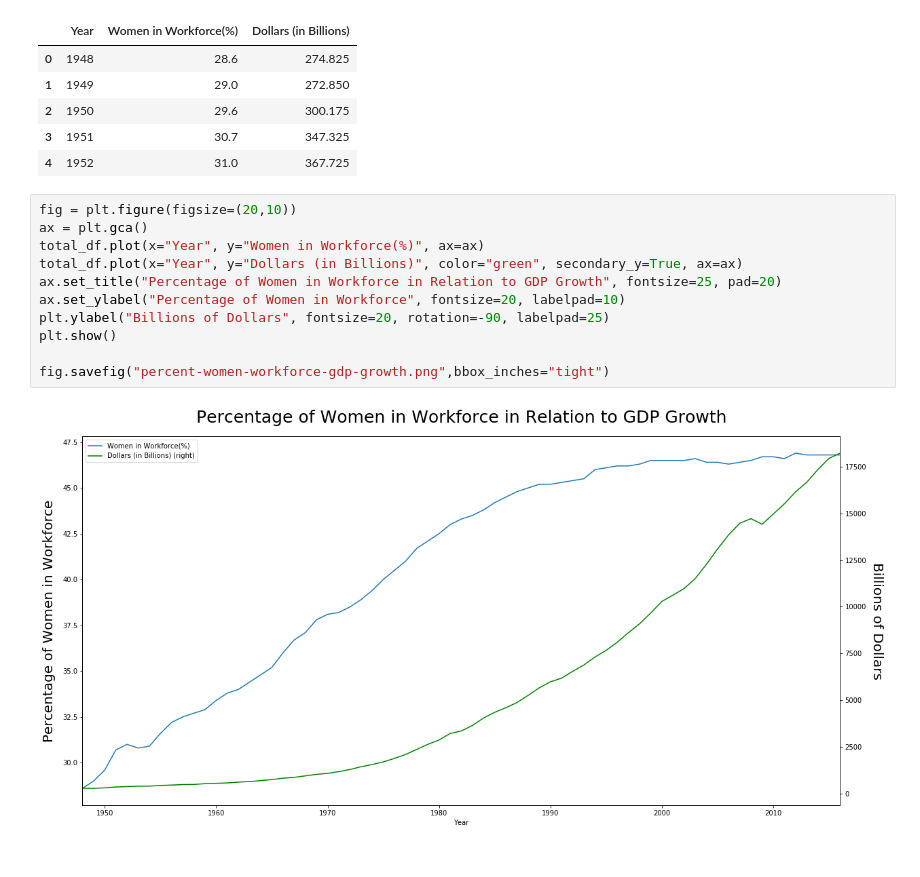
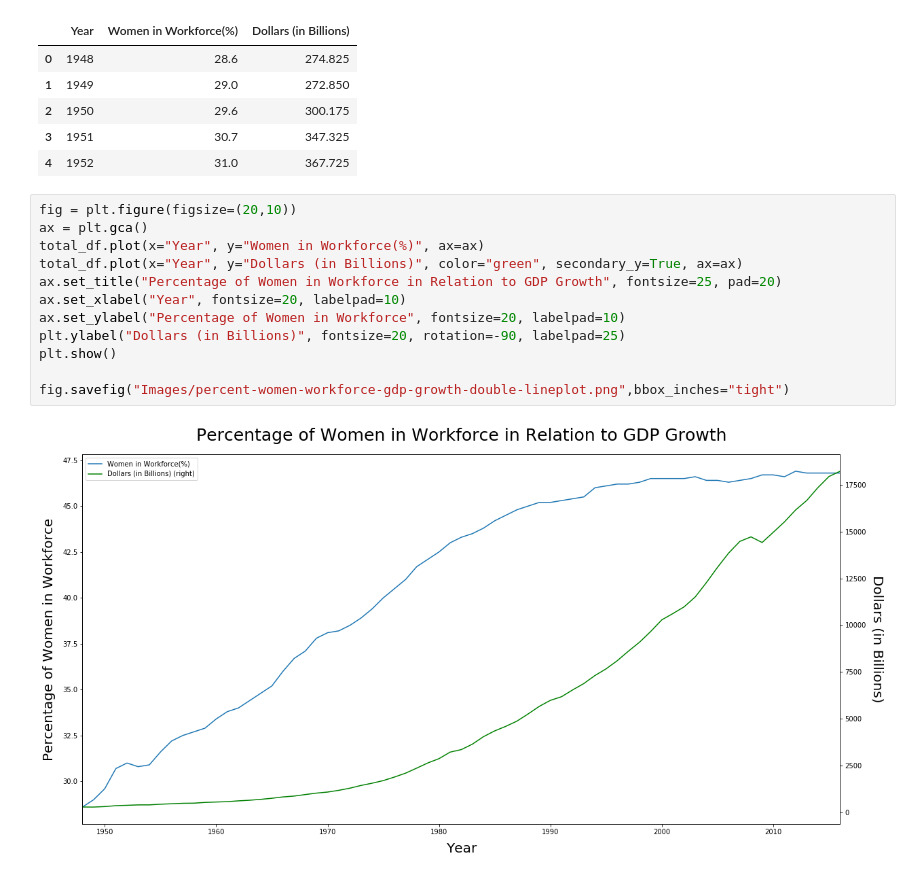
Before and after one commit to kathleeng77/Open-Source-Project-1, a Jupyter notebook: women-in-workforce-analysis.ipynb, the cells around one changed output. Saved outputs shown, nothing was run; the diff lists cells and outputs as text.

Commit message:
added more plots and more .csv files

```diff
--- a/women-in-workforce-analysis.ipynb
+++ b/women-in-workforce-analysis.ipynb
@@ -109,13 +115,14 @@ total_df.head()
 # %%
 fig = plt.figure(figsize=(20,10))
 ax = plt.gca()
 total_df.plot(x="Year", y="Women in Workforce(%)", ax=ax)
 total_df.plot(x="Year", y="Dollars (in Billions)", color="green", secondary_y=True, ax=ax)
 ax.set_title("Percentage of Women in Workforce in Relation to GDP Growth", fontsize=25, pad=20)
+ax.set_xlabel("Year", fontsize=20, labelpad=10)
 ax.set_ylabel("Percentage of Women in Workforce", fontsize=20, labelpad=10)
-plt.ylabel("Billions of Dollars", fontsize=20, rotation=-90, labelpad=25)
+plt.ylabel("Dollars (in Billions)", fontsize=20, rotation=-90, labelpad=25)
 plt.show()
 
-fig.savefig("percent-women-workforce-gdp-growth.png",bbox_inches="tight")
+fig.savefig("Images/percent-women-workforce-gdp-growth-double-lineplot.png",bbox_inches="tight")
 # %% [output]
-[figure, old version]
+[figure, new version]
```
Also changed, not shown: parts of 11 cells of this notebook, 17 other files.
